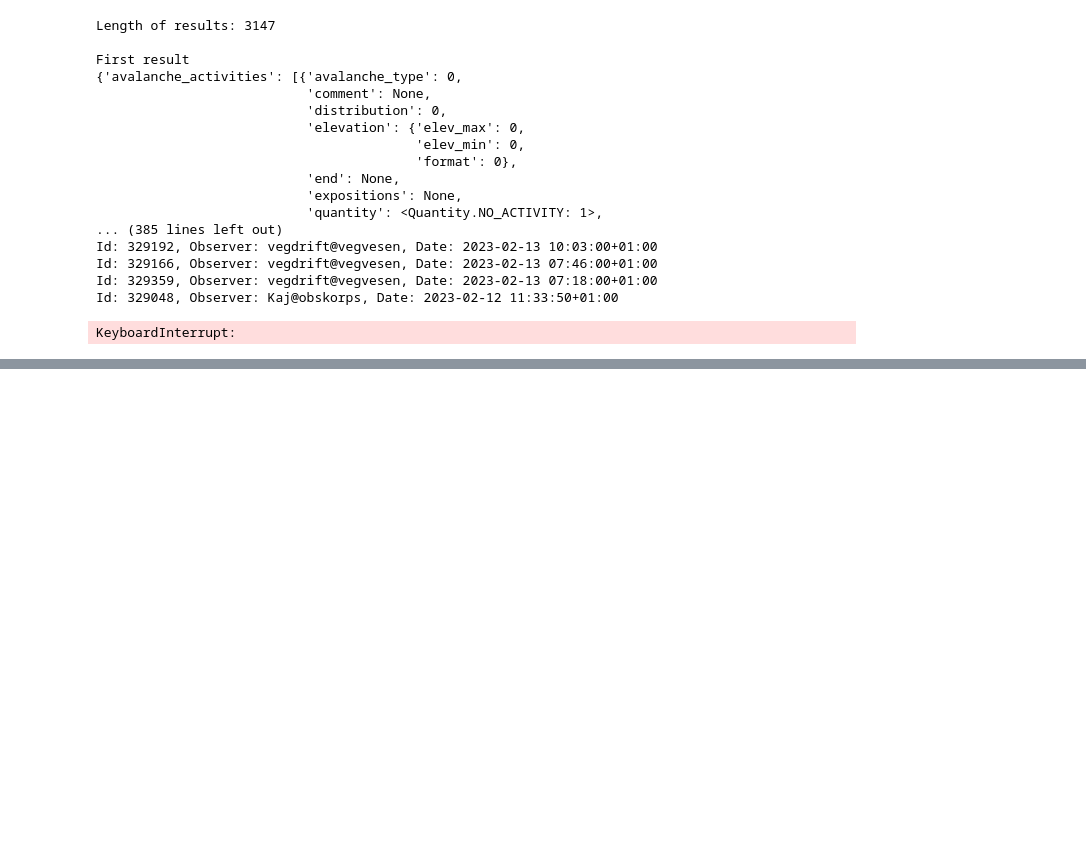
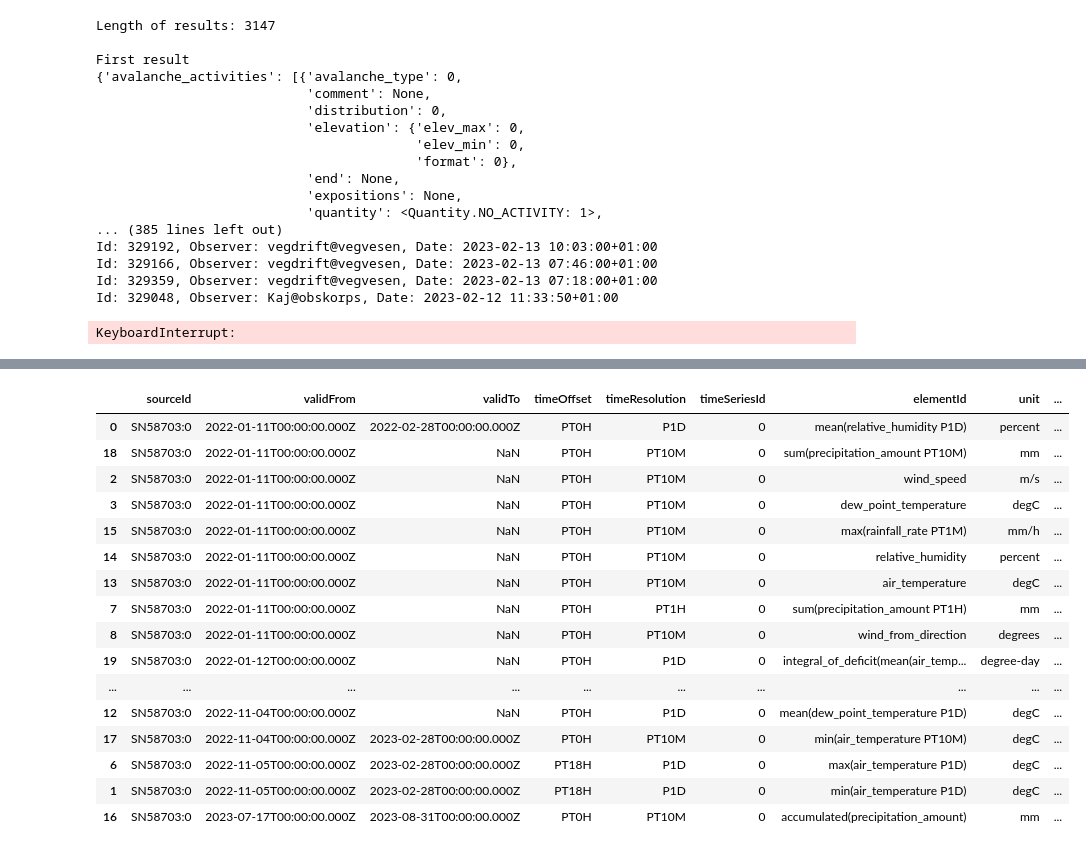
Before and after one commit to jhaalbu/varslingsdata, a Jupyter notebook: varslingsdata/vaerdata/apidata/yrweather_test.ipynb, the cells around one changed output, grey strips where cells are left out. Saved outputs shown, nothing was run; the diff lists cells and outputs as text; code cells hidden in the pictures; blank space fills up the shorter version.

```diff
--- a/varslingsdata/vaerdata/apidata/yrweather_test.ipynb
+++ b/varslingsdata/vaerdata/apidata/yrweather_test.ipynb
@@ -257,5 +282,5 @@ https://frost.met.no/observations/v0.jsonld?sources=SN58705&elements=air_tempera
 # %%
-available = frost2df('observations/availableTimeSeries', {'sources': 'SN58705'}).sort_values('validFrom')
+available = frost2df('observations/availableTimeSeries', {'sources': 'SN58703'}).sort_values('validFrom')
 # %%
-print(available)
+display(available)
 # %% [output]
@@ -278,0 +287,17 @@ print(available)
+|  | sourceId | validFrom | validTo | timeOffset | timeResolution | timeSeriesId | elementId | unit | ... |
+| 0 | SN58703:0 | 2022-01-11T00:00:00.000Z | 2022-02-28T00:00:00.000Z | PT0H | P1D | 0 | mean(relative_humidity P1D) | percent | ... |
+| 18 | SN58703:0 | 2022-01-11T00:00:00.000Z | NaN | PT0H | PT10M | 0 | sum(precipitation_amount PT10M) | mm | ... |
+| 2 | SN58703:0 | 2022-01-11T00:00:00.000Z | NaN | PT0H | PT10M | 0 | wind_speed | m/s | ... |
+| 3 | SN58703:0 | 2022-01-11T00:00:00.000Z | NaN | PT0H | PT10M | 0 | dew_point_temperature | degC | ... |
+| 15 | SN58703:0 | 2022-01-11T00:00:00.000Z | NaN | PT0H | PT10M | 0 | max(rainfall_rate PT1M) | mm/h | ... |
+| 14 | SN58703:0 | 2022-01-11T00:00:00.000Z | NaN | PT0H | PT10M | 0 | relative_humidity | percent | ... |
+| 13 | SN58703:0 | 2022-01-11T00:00:00.000Z | NaN | PT0H | PT10M | 0 | air_temperature | degC | ... |
+| 7 | SN58703:0 | 2022-01-11T00:00:00.000Z | NaN | PT0H | PT1H | 0 | sum(precipitation_amount PT1H) | mm | ... |
+| 8 | SN58703:0 | 2022-01-11T00:00:00.000Z | NaN | PT0H | PT10M | 0 | wind_from_direction | degrees | ... |
+| 19 | SN58703:0 | 2022-01-12T00:00:00.000Z | NaN | PT0H | P1D | 0 | integral_of_deficit(mean(air_temp... | degree-day | ... |
+| ... | ... | ... | ... | ... | ... | ... | ... | ... | ... |
+| 12 | SN58703:0 | 2022-11-04T00:00:00.000Z | NaN | PT0H | P1D | 0 | mean(dew_point_temperature P1D) | degC | ... |
+| 17 | SN58703:0 | 2022-11-04T00:00:00.000Z | 2023-02-28T00:00:00.000Z | PT0H | PT10M | 0 | min(air_temperature PT10M) | degC | ... |
+| 6 | SN58703:0 | 2022-11-05T00:00:00.000Z | 2023-02-28T00:00:00.000Z | PT18H | P1D | 0 | max(air_temperature P1D) | degC | ... |
+| 1 | SN58703:0 | 2022-11-05T00:00:00.000Z | 2023-02-28T00:00:00.000Z | PT18H | P1D | 0 | min(air_temperature P1D) | degC | ... |
+| 16 | SN58703:0 | 2023-07-17T00:00:00.000Z | 2023-08-31T00:00:00.000Z | PT0H | PT10M | 0 | accumulated(precipitation_amount) | mm | ... |
```
Also changed, not shown: parts of 6 cells of this notebook.
